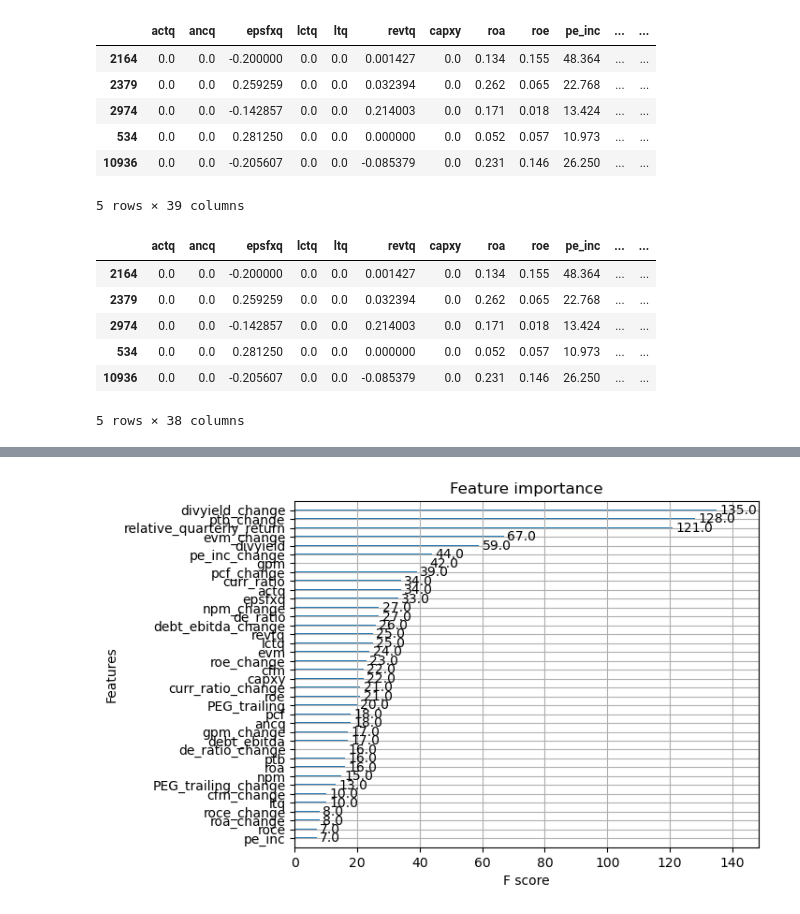
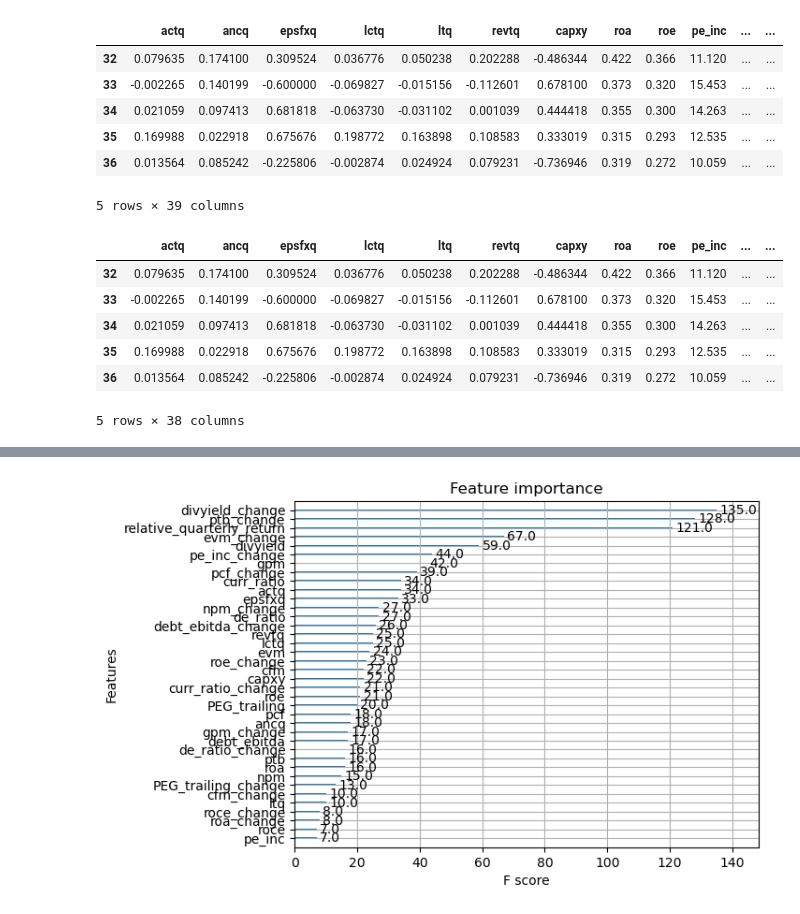
Before and after one commit to edocampione/4YP, a Jupyter notebook: models/technical classification copy.ipynb, the cells around one changed output, grey strips where cells are left out. Cells and saved outputs as stored; diff of their text form; code cells hidden in the pictures.

```diff
--- a/models/technical classification copy.ipynb
+++ b/models/technical classification copy.ipynb
@@ -36,12 +36,12 @@ templated_fig = pio.to_templated(fig)
 pio.templates['my_template'] = templated_fig.layout.template
 pio.templates.default = 'my_template'
 # %%
-file_path_4 = '/Users/edocampione/Desktop/Meng Engineering Science/4YP/data/pro_data.csv' # cleaned data
-df = pd.read_csv(file_path_4)
+file_path = '/Users/edocampione/Desktop/Meng Engineering Science/4YP/data/dati_trattati.csv' # cleaned data
+df = pd.read_csv(file_path)
 df['datadate'] = pd.to_datetime(df['datadate'])
 
 # Replace inf and -inf with NaN
-df.replace(['inf', '-inf', np.inf, -np.inf], np.nan, inplace=True)
+#df.replace(['inf', '-inf', np.inf, -np.inf], np.nan, inplace=True)
 
 df = df.dropna(subset=['relative_quarterly_return'])
 
@@ -94,6 +94,8 @@ train_start_date = '1970-03-31'
 valid_start_date = '2010-03-31'
 test_start_date = '2012-03-31'
 
-train_df = df[(df['datadate'] >= train_start_date) & (df['datadate'] < valid_start_date)]
-valid_df = df[(df['datadate'] >= valid_start_date) & (df['datadate'] < test_start_date)]
-test_df = df[(df['datadate'] >= test_start_date)]
+train_df = df[(df['datadate'] >= train_start_date) & (df['datadate'] < valid_start_date)].sort_values(by=['tic', 'datadate'])
+valid_df = df[(df['datadate'] >= valid_start_date) & (df['datadate'] < test_start_date)].sort_values(by=['tic', 'datadate'])
+test_df = df[(df['datadate'] >= test_start_date)].sort_values(by=['tic', 'datadate'])
+
+train_df.head()
@@ -100,18 +110,20 @@ test_df = df[(df['datadate'] >= test_start_date)]
 # %%
-drop_cols = ['gvkey', 'datadate', 'tic']
+results = test_df[['datadate', 'tic', 'spindx', 'spindx_change', 'prccq', 'prccq_change', 'target']].copy()
+
+drop_cols = ['gvkey', 'datadate', 'tic', 'spindx', 'spindx_change', 'prccq', 'prccq_change']
 
 train_df = train_df.drop(drop_cols, 1)
 valid_df = valid_df.drop(drop_cols, 1)
 test_df  = test_df.drop(drop_cols, 1)
 
 train_df.head()
 # %% [output]
 |  | actq | ancq | epsfxq | lctq | ltq | revtq | capxy | roa | roe | pe_inc | ... | ... |
-| 2164 | 0.0 | 0.0 | -0.200000 | 0.0 | 0.0 | 0.001427 | 0.0 | 0.134 | 0.155 | 48.364 | ... | ... |
-| 2379 | 0.0 | 0.0 | 0.259259 | 0.0 | 0.0 | 0.032394 | 0.0 | 0.262 | 0.065 | 22.768 | ... | ... |
-| 2974 | 0.0 | 0.0 | -0.142857 | 0.0 | 0.0 | 0.214003 | 0.0 | 0.171 | 0.018 | 13.424 | ... | ... |
-| 534 | 0.0 | 0.0 | 0.281250 | 0.0 | 0.0 | 0.000000 | 0.0 | 0.052 | 0.057 | 10.973 | ... | ... |
-| 10936 | 0.0 | 0.0 | -0.205607 | 0.0 | 0.0 | -0.085379 | 0.0 | 0.231 | 0.146 | 26.250 | ... | ... |
+| 32 | 0.079635 | 0.174100 | 0.309524 | 0.036776 | 0.050238 | 0.202288 | -0.486344 | 0.422 | 0.366 | 11.120 | ... | ... |
+| 33 | -0.002265 | 0.140199 | -0.600000 | -0.069827 | -0.015156 | -0.112601 | 0.678100 | 0.373 | 0.320 | 15.453 | ... | ... |
+| 34 | 0.021059 | 0.097413 | 0.681818 | -0.063730 | -0.031102 | 0.001039 | 0.444418 | 0.355 | 0.300 | 14.263 | ... | ... |
+| 35 | 0.169988 | 0.022918 | 0.675676 | 0.198772 | 0.163898 | 0.108583 | 0.333019 | 0.315 | 0.293 | 12.535 | ... | ... |
+| 36 | 0.013564 | 0.085242 | -0.225806 | -0.002874 | 0.024924 | 0.079231 | -0.736946 | 0.319 | 0.272 | 10.059 | ... | ... |
 5 rows × 39 columns
 # %%
 y_train = train_df['target'].copy()
@@ -126,11 +138,11 @@ X_test  = test_df.drop(['target',], 1)
 X_train.head()
 # %% [output]
 |  | actq | ancq | epsfxq | lctq | ltq | revtq | capxy | roa | roe | pe_inc | ... | ... |
-| 2164 | 0.0 | 0.0 | -0.200000 | 0.0 | 0.0 | 0.001427 | 0.0 | 0.134 | 0.155 | 48.364 | ... | ... |
-| 2379 | 0.0 | 0.0 | 0.259259 | 0.0 | 0.0 | 0.032394 | 0.0 | 0.262 | 0.065 | 22.768 | ... | ... |
-| 2974 | 0.0 | 0.0 | -0.142857 | 0.0 | 0.0 | 0.214003 | 0.0 | 0.171 | 0.018 | 13.424 | ... | ... |
-| 534 | 0.0 | 0.0 | 0.281250 | 0.0 | 0.0 | 0.000000 | 0.0 | 0.052 | 0.057 | 10.973 | ... | ... |
-| 10936 | 0.0 | 0.0 | -0.205607 | 0.0 | 0.0 | -0.085379 | 0.0 | 0.231 | 0.146 | 26.250 | ... | ... |
+| 32 | 0.079635 | 0.174100 | 0.309524 | 0.036776 | 0.050238 | 0.202288 | -0.486344 | 0.422 | 0.366 | 11.120 | ... | ... |
+| 33 | -0.002265 | 0.140199 | -0.600000 | -0.069827 | -0.015156 | -0.112601 | 0.678100 | 0.373 | 0.320 | 15.453 | ... | ... |
+| 34 | 0.021059 | 0.097413 | 0.681818 | -0.063730 | -0.031102 | 0.001039 | 0.444418 | 0.355 | 0.300 | 14.263 | ... | ... |
+| 35 | 0.169988 | 0.022918 | 0.675676 | 0.198772 | 0.163898 | 0.108583 | 0.333019 | 0.315 | 0.293 | 12.535 | ... | ... |
+| 36 | 0.013564 | 0.085242 | -0.225806 | -0.002874 | 0.024924 | 0.079231 | -0.736946 | 0.319 | 0.272 | 10.059 | ... | ... |
 5 rows × 38 columns
 # %%
 # Scaling
```
Also changed, not shown: parts of 7 cells of this notebook.
